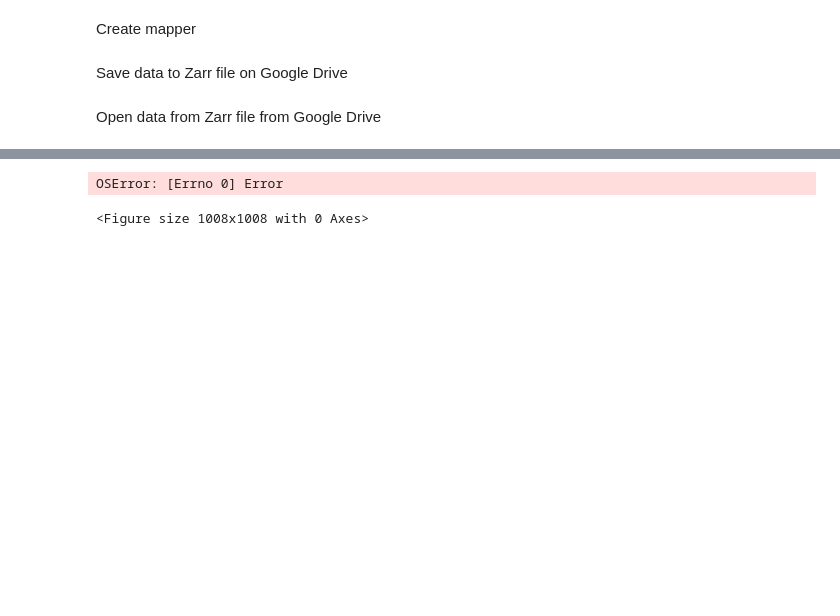
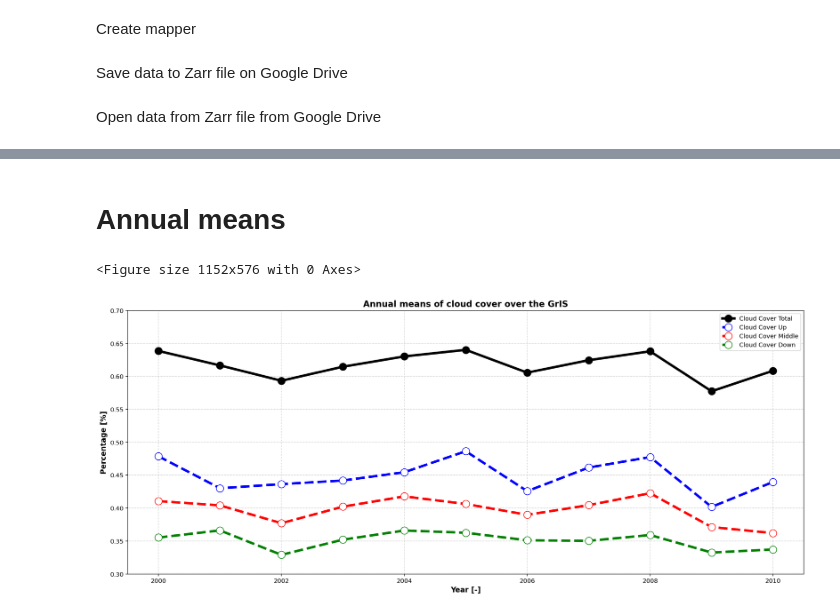
Before and after one commit to raf-antwerpen/rces-final-project, a Jupyter notebook: final_project.ipynb, the cells around one changed output, grey strips where cells are left out. Drawn from its saved outputs; the diff is of its cells as text; code cells hidden in the pictures; blank space fills up the shorter version.

```diff
--- a/final_project.ipynb
+++ b/final_project.ipynb
@@ -133,10 +251,27 @@ DataArrayGroupBy, grouped over 'year'
+# %% [markdown]
+# Annual means
 # %%
-# Annual means
-fig = plt.figure(figsize=(14,14))
-(ds_MSK.CC * GrIS_label).groupby('TIME.year').mean(dim=['TIME','Y21_155', 'X12_84']).hvplot()
-# (ds_MSK.CU * GrIS_label).groupby('TIME.year').mean(dim=['TIME','Y21_155', 'X12_84']).hvplot()
+ds_CC_am = (ds_MSK.CC * GrIS_label).groupby('TIME.year').mean(dim=['TIME','Y21_155', 'X12_84'])
+ds_CU_am = (ds_MSK.CU * GrIS_label).groupby('TIME.year').mean(dim=['TIME','Y21_155', 'X12_84'])
+ds_CM_am = (ds_MSK.CM * GrIS_label).groupby('TIME.year').mean(dim=['TIME','Y21_155', 'X12_84'])
+ds_CD_am = (ds_MSK.CD * GrIS_label).groupby('TIME.year').mean(dim=['TIME','Y21_155', 'X12_84'])
 # %% [output]
-OSError: [Errno 0] Error
+<Figure size 1152x576 with 0 Axes>
-<Figure size 1008x1008 with 0 Axes>
+# %%
+fig = plt.figure(figsize=(20,8))
+
+plt.plot(np.arange(2000,2011), ds_CC_am, marker='o', markerfacecolor='black', markersize=12, color='black', linewidth=4, label='Cloud Cover Total')
+plt.plot(np.arange(2000,2011), ds_CU_am, marker='o', linestyle='--', markerfacecolor='white', markersize=12, color='blue', linewidth=4, label='Cloud Cover Up')
+plt.plot(np.arange(2000,2011), ds_CM_am, marker='o', linestyle='--', markerfacecolor='white', markersize=12, color='red', linewidth=4, label='Cloud Cover Middle')
+plt.plot(np.arange(2000,2011), ds_CD_am, marker='o', linestyle='--', markerfacecolor='white', markersize=12, color='green', linewidth=4, label='Cloud Cover Down')
+plt.xlim([1999.5, 2010.5])
+plt.ylim([0.3, 0.7])
+plt.xlabel('Year [-]', weight='bold', fontsize=12)
+plt.ylabel('Percentage [%]', weight='bold', fontsize=12)
+plt.title('Annual means of cloud cover over the GrIS', weight='bold', fontsize=14)
+plt.legend(loc='upper right')
+plt.grid(linestyle=':')
+# %% [output]
+[figure, added]
 # %%
 ds_MSK.CC.groupby('TIME.day').mean(dim=['TIME','Y21_155', 'X12_84']).hvplot()
```
Also changed, not shown: parts of 36 cells of this notebook.
